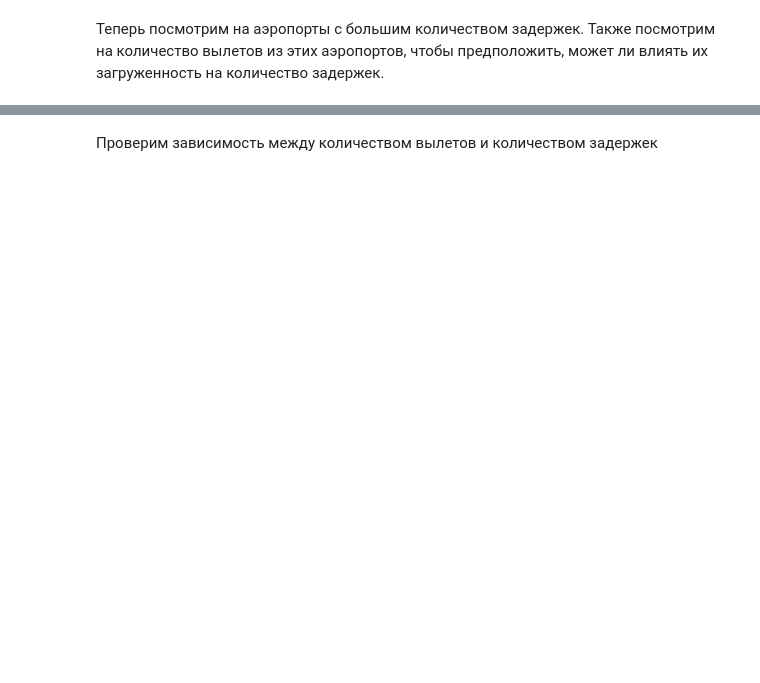
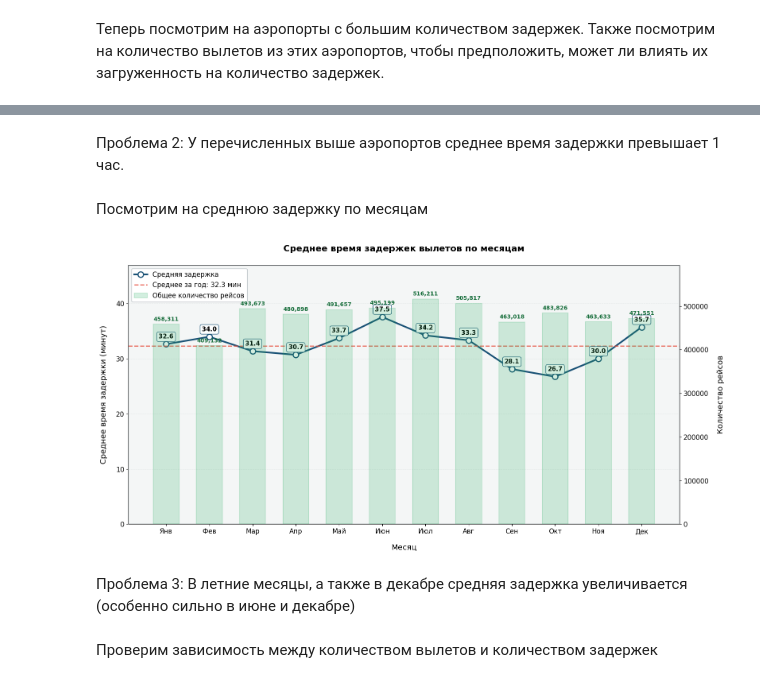
Before and after one commit to ZaichenkoNA/Stat_Prac, a Jupyter notebook: Dz4.ipynb, the cells around one changed output, grey strips where cells are left out. Saved outputs shown, nothing was run; the diff lists cells and outputs as text; code cells hidden in the pictures; blank space fills up the shorter version.

```diff
--- a/Dz4.ipynb
+++ b/Dz4.ipynb
@@ -193,2 +174,75 @@ plt.show()
+# %% [markdown]
+Проблема 2: У перечисленных выше аэропортов среднее время задержки превышает 1 час.
+# %% [markdown]
+Посмотрим на среднюю задержку по месяцам
+# %%
+
+monthly_stats = df.groupby('MONTH').agg(
+    total_flights=('DEPARTURE_DELAY', 'count'),
+    delayed_flights=('DEPARTURE_DELAY', lambda x: (x > 0).sum()),
+    avg_delay=('DEPARTURE_DELAY', lambda x: x[x > 0].mean())
+).reset_index()
+
+plt.figure(figsize=(16, 8), facecolor='white')
+ax1 = plt.gca()
+
+line, = ax1.plot(monthly_stats['MONTH'], monthly_stats['avg_delay'],
+                marker='o', color='#1a5276', linewidth=3, markersize=10,
+                markerfacecolor='white', markeredgewidth=2,
+                label='Средняя задержка')
+
+for x, y in zip(monthly_stats['MONTH'], monthly_stats['avg_delay']):
+    ax1.text(x, y + 0.8, f'{y:.1f}', ha='center', va='bottom',
+            fontsize=11, fontweight='bold',
+            bbox=dict(boxstyle='round,pad=0.3', facecolor='white', edgecolor='#1a5276', alpha=0.9))
+
+ax2 = ax1.twinx()
+bars = ax2.bar(monthly_stats['MONTH'], monthly_stats['total_flights'],
+               color='#27ae60', alpha=0.2, width=0.6, edgecolor='#27ae60', linewidth=1.5,
+               label='Общее количество рейсов')
+
+for bar in bars:
+    height = bar.get_height()
+    ax2.text(bar.get_x() + bar.get_width()/2, height + max(monthly_stats['total_flights'])*0.01,
+            f'{height:,}', ha='center', va='bottom',
+            color='#196f3d', fontsize=10, fontweight='bold')
+
+month_names = ['Янв', 'Фев', 'Мар', 'Апр', 'Май', 'Июн',
+               'Июл', 'Авг', 'Сен', 'Окт', 'Ноя', 'Дек']
+ax1.set_xticks(range(1, 13))
+ax1.set_xticklabels(month_names, fontsize=12)
+ax1.tick_params(axis='y', labelsize=12)
+
+ax1.set_title('Среднее время задержек вылетов по месяцам',
+             pad=25, fontsize=16, fontweight='bold')
+ax1.set_xlabel('Месяц', fontsize=14, labelpad=15)
+ax1.set_ylabel('Среднее время задержки (минут)', fontsize=14, labelpad=15)
+ax2.set_ylabel('Количество рейсов', fontsize=14, labelpad=15)
+ax2.tick_params(axis='y', labelsize=12)
+
+avg_delay = monthly_stats['avg_delay'].mean()
+mean_line = ax1.axhline(avg_delay, color='#e74c3c', linestyle='--', linewidth=2, alpha=0.8,
+                       label=f'Среднее за год: {avg_delay:.1f} мин')
+
+lines = [line, mean_line, bars]
+labels = [line.get_label(), mean_line.get_label(), bars.get_label()]
+ax1.legend(lines, labels, loc='upper left', fontsize=12,
+          frameon=True, framealpha=1, edgecolor='#bdc3c7')
+
+ax1.grid(axis='y', linestyle='--', alpha=0.5, color='#d5dbdb')
+ax1.set_facecolor('#f4f6f6')
+ax1.set_ylim(0, max(monthly_stats['avg_delay']) * 1.25)
+ax2.set_ylim(0, max(monthly_stats['total_flights']) * 1.15)
+
+for spine in ax1.spines.values():
+    spine.set_edgecolor('#bdc3c7')
+    spine.set_linewidth(1.5)
+
+plt.tight_layout()
+plt.show()
+# %% [output]
+[figure, added]
+# %% [markdown]
+Проблема 3: В летние месяцы, а также в декабре средняя задержка увеличивается (особенно сильно в июне и декабре)
 # %% [markdown]
 Проверим зависимость между количеством вылетов и количеством задержек
```
Also changed, not shown: parts of 23 cells of this notebook.
